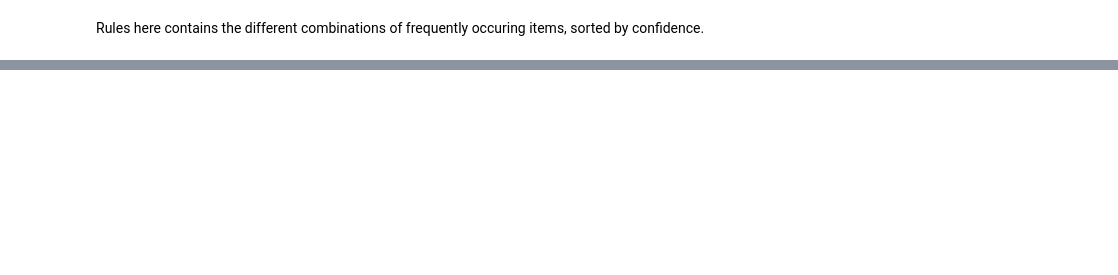
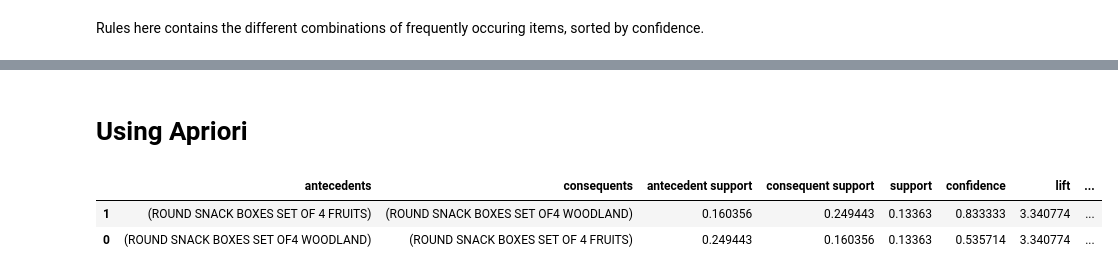
Before and after one commit to r567v/Apriori-on-Online-transactions, a Jupyter notebook: Apriori.ipynb, the cells around one changed output, grey strips where cells are left out. Saved outputs shown, nothing was run; the diff lists cells and outputs as text; code cells hidden in the pictures; blank space fills up the shorter version.

```diff
--- a/Apriori.ipynb
+++ b/Apriori.ipynb
@@ -145,0 +182,12 @@ Rules here contains the different combinations of frequently occuring items, sor
+# %%
+basket_Germany = (data_fil[data_fil['Country'] =="Germany"]
+          .groupby(['InvoiceNo', 'Description'])['Quantity']
+          .sum().unstack().reset_index().fillna(0)
+          .set_index('InvoiceNo'))
+
+#Only considering Germany transactions
+# %%
+basket_encoded = basket_Germany.applymap(hot_encode)
+basket_Germany = basket_encoded
+
+#using the already defined one hot encoding funcyion
@@ -145,0 +205,15 @@ Rules here contains the different combinations of frequently occuring items, sor
+# %% [markdown]
+# Using Apriori
+# %%
+# Building the model
+frq_items = apriori(basket_Germany, min_support = 0.1, use_colnames = True)
+
+# Collecting the inferred rules in a dataframe
+rules = association_rules(frq_items, metric ="lift", min_threshold = 1)
+rules = rules.sort_values(['confidence', 'lift'], ascending =[False, False])
+# %%
+rules
+# %% [output]
+|  | antecedents | consequents | antecedent support | consequent support | support | confidence | lift | ... |
+| 1 | (ROUND SNACK BOXES SET OF 4 FRUITS) | (ROUND SNACK BOXES SET OF4 WOODLAND) | 0.160356 | 0.249443 | 0.13363 | 0.833333 | 3.340774 | ... |
+| 0 | (ROUND SNACK BOXES SET OF4 WOODLAND) | (ROUND SNACK BOXES SET OF 4 FRUITS) | 0.249443 | 0.160356 | 0.13363 | 0.535714 | 3.340774 | ... |
```
Also changed, not shown: parts of 11 cells of this notebook.
